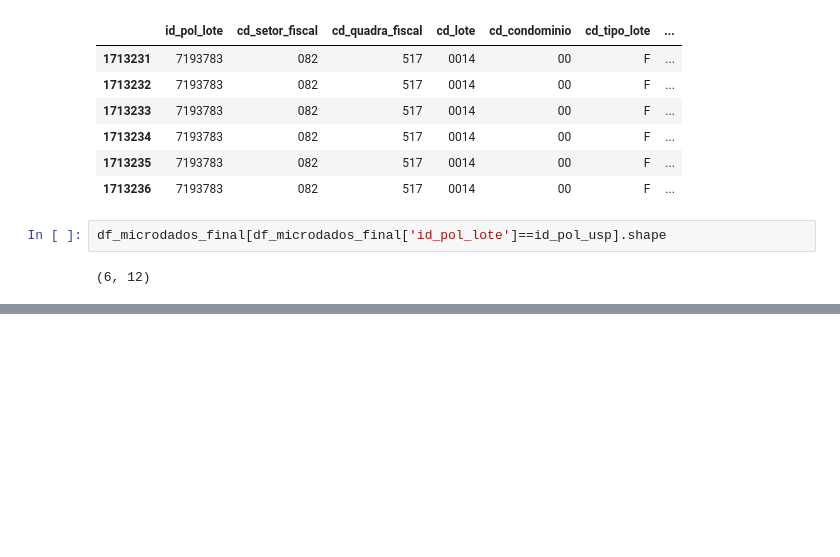
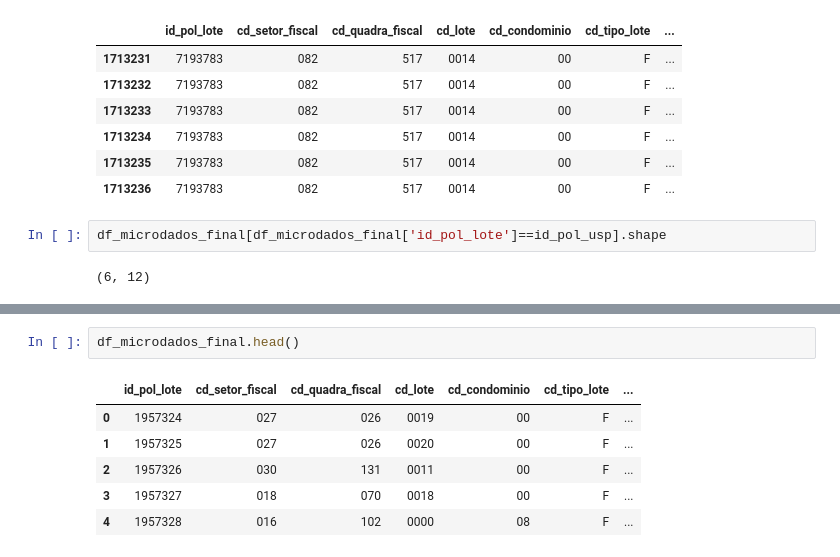
Before and after one commit to h-pgy/zoneamento_lotes_pmsp, a Jupyter notebook: 02_eda_dashboard.ipynb, the cells around one changed output, grey strips where cells are left out. Drawn from its saved outputs; the diff is of its cells as text; blank space fills up the shorter version.

```diff
--- a/02_eda_dashboard.ipynb
+++ b/02_eda_dashboard.ipynb
@@ -552,0 +633,9 @@ df_microdados_final[df_microdados_final['id_pol_lote']==id_pol_usp].shape
+# %%
+df_microdados_final.head()
+# %% [output]
+|  | id_pol_lote | cd_setor_fiscal | cd_quadra_fiscal | cd_lote | cd_condominio | cd_tipo_lote | ... |
+| 0 | 1957324 | 027 | 026 | 0019 | 00 | F | ... |
+| 1 | 1957325 | 027 | 026 | 0020 | 00 | F | ... |
+| 2 | 1957326 | 030 | 131 | 0011 | 00 | F | ... |
+| 3 | 1957327 | 018 | 070 | 0018 | 00 | F | ... |
+| 4 | 1957328 | 016 | 102 | 0000 | 08 | F | ... |
```
Also changed, not shown: parts of 21 cells of this notebook, 3 other files.
